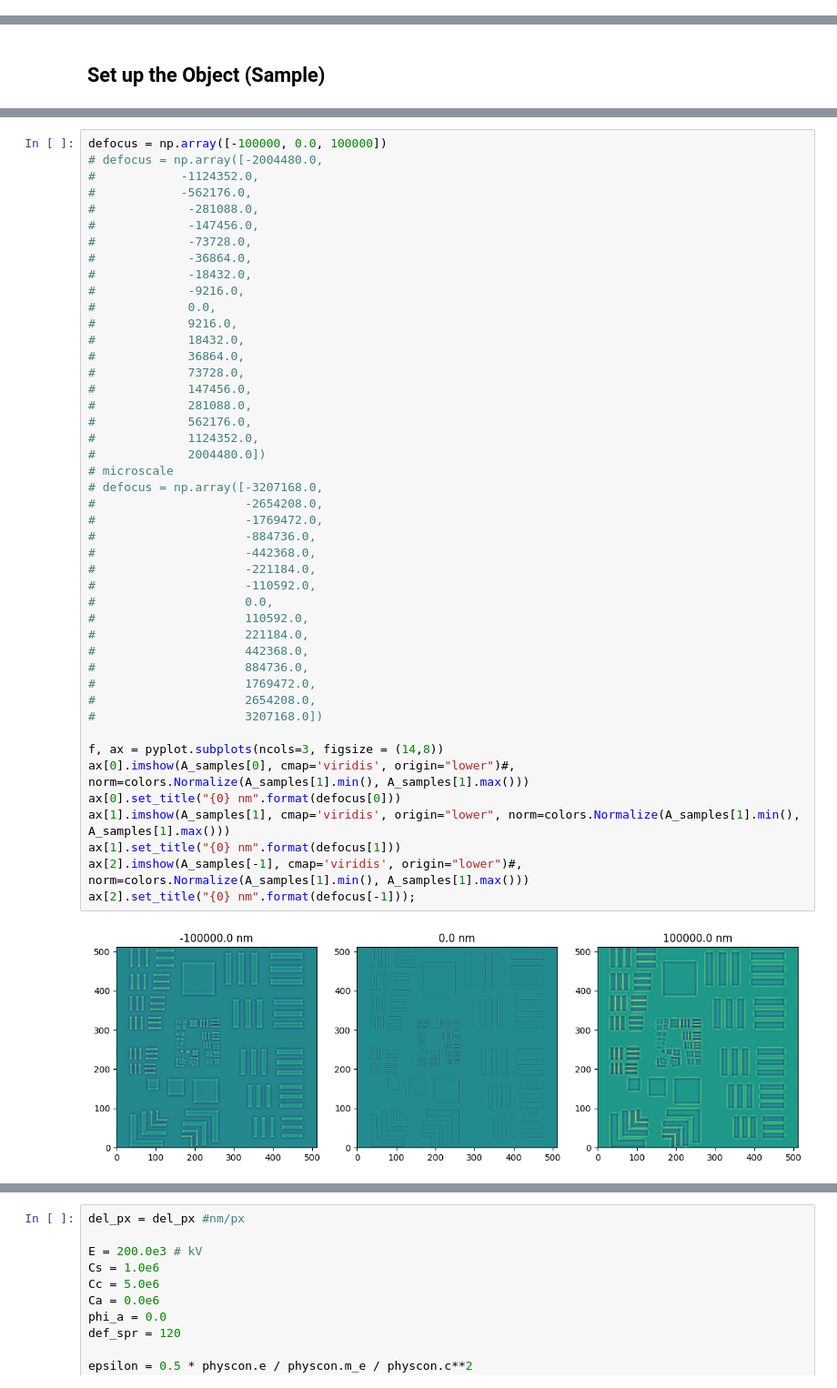
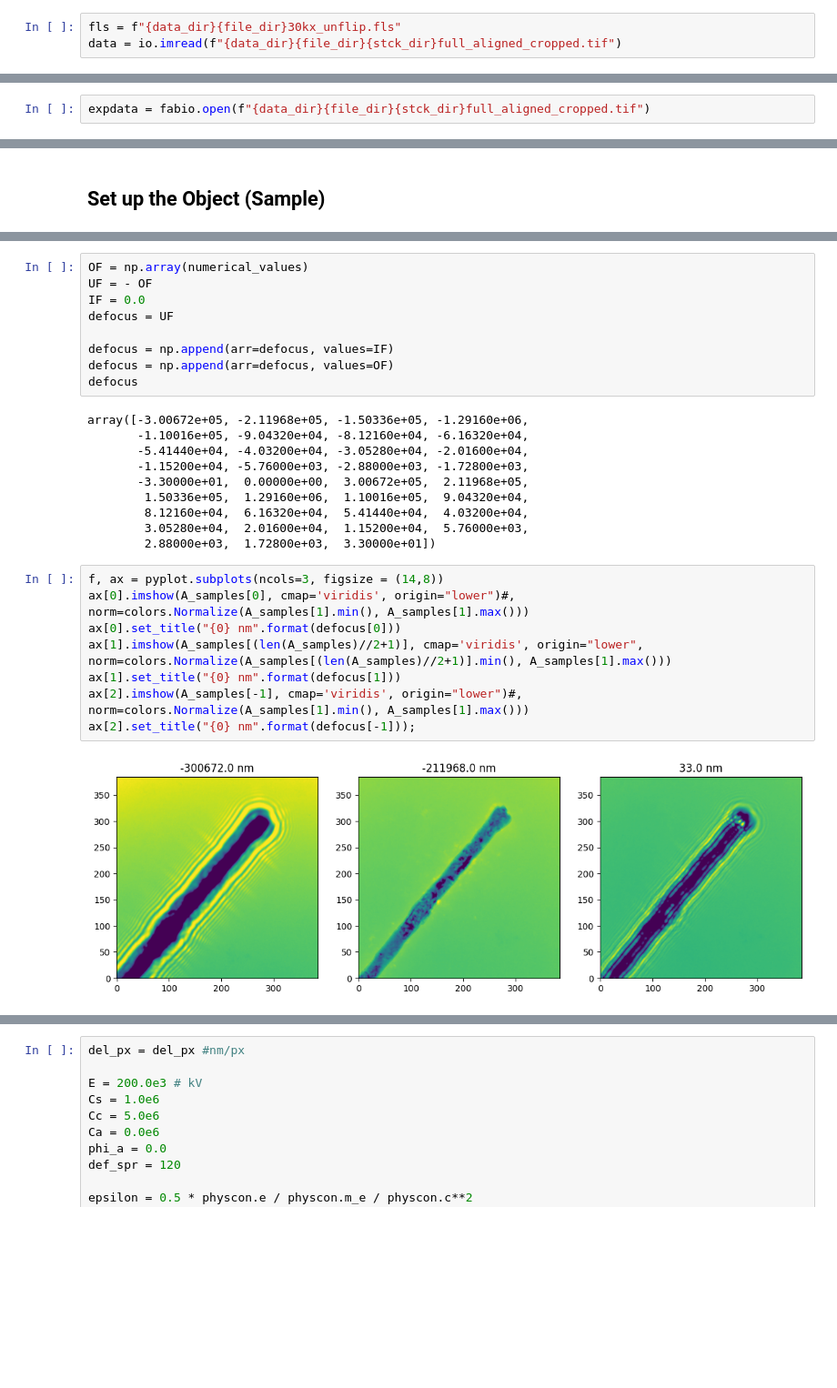
Before and after one commit to KaynaL-MT/AD_LTEM, a Jupyter notebook: KaynaL-MT/RMAD_NiFe_Nanowire2.ipynb, the cells around one changed output, grey strips where cells are left out. Shown at 91% size. Drawn from its saved outputs; the diff is of its cells as text; blank space fills up the shorter version.

```diff
--- a/KaynaL-MT/RMAD_NiFe_Nanowire2.ipynb
+++ b/KaynaL-MT/RMAD_NiFe_Nanowire2.ipynb
@@ -32,0 +40,3 @@ device = 'cuda' if torch.cuda.is_available() else 'cpu'
+# %%
+fls = f"{data_dir}{file_dir}30kx_unflip.fls"
+data = io.imread(f"{data_dir}{file_dir}{stck_dir}full_aligned_cropped.tif")
@@ -45,0 +72,2 @@ expdata = fabio.open("../../../Lorentz_Copies/Mumax_LTEM_SIM/2023_07_07/LTEM_sim
+# %%
+expdata = fabio.open(f"{data_dir}{file_dir}{stck_dir}full_aligned_cropped.tif")
@@ -88,50 +136,32 @@ A_samples is of shape: (3, 512, 512)
+# %%
+OF = np.array(numerical_values)
+UF = - OF
+IF = 0.0
+defocus = UF
+
+defocus = np.append(arr=defocus, values=IF)
+defocus = np.append(arr=defocus, values=OF)
+defocus
+# %% [output]
+array([-3.00672e+05, -2.11968e+05, -1.50336e+05, -1.29160e+06,
+       -1.10016e+05, -9.04320e+04, -8.12160e+04, -6.16320e+04,
+       -5.41440e+04, -4.03200e+04, -3.05280e+04, -2.01600e+04,
+       -1.15200e+04, -5.76000e+03, -2.88000e+03, -1.72800e+03,
+       -3.30000e+01,  0.00000e+00,  3.00672e+05,  2.11968e+05,
+        1.50336e+05,  1.29160e+06,  1.10016e+05,  9.04320e+04,
+        8.12160e+04,  6.16320e+04,  5.41440e+04,  4.03200e+04,
+        3.05280e+04,  2.01600e+04,  1.15200e+04,  5.76000e+03,
+        2.88000e+03,  1.72800e+03,  3.30000e+01])
 # %%
-defocus = np.array([-100000, 0.0, 100000])
-# defocus = np.array([-2004480.0,
-#            -1124352.0,
-#            -562176.0,
-#             -281088.0,
-#             -147456.0,
-#             -73728.0,
-#             -36864.0,
-#             -18432.0,
-#             -9216.0,
-#             0.0,
-#             9216.0,
-#             18432.0,
-#             36864.0,
-#             73728.0,
-#             147456.0,
-#             281088.0,
-#             562176.0,
-#             1124352.0,
-#             2004480.0])
-# microscale
-# defocus = np.array([-3207168.0,
-#                     -2654208.0,
-#                     -1769472.0,
-#                     -884736.0,
-#                     -442368.0,
-#                     -221184.0,
-#                     -110592.0,
-#                     0.0,
-#                     110592.0,
-#                     221184.0,
-#                     442368.0,
-#                     884736.0,
-#                     1769472.0,
-#                     2654208.0,
-#                     3207168.0])
-
 f, ax = pyplot.subplots(ncols=3, figsize = (14,8))
 ax[0].imshow(A_samples[0], cmap='viridis', origin="lower")#, norm=colors.Normalize(A_samples[1].min(), A_samples[1].max()))
 ax[0].set_title("{0} nm".format(defocus[0]))
-ax[1].imshow(A_samples[1], cmap='viridis', origin="lower", norm=colors.Normalize(A_samples[1].min(), A_samples[1].max()))
+ax[1].imshow(A_samples[(len(A_samples)//2+1)], cmap='viridis', origin="lower", norm=colors.Normalize(A_samples[(len(A_samples)//2+1)].min(), A_samples[1].max()))
 ax[1].set_title("{0} nm".format(defocus[1]))
 ax[2].imshow(A_samples[-1], cmap='viridis', origin="lower")#, norm=colors.Normalize(A_samples[1].min(), A_samples[1].max()))
 ax[2].set_title("{0} nm".format(defocus[-1]));
 # %% [output]
-[figure, old version]
+[figure, new version]
 # %%
 # rewriting the microscope transfer function with tensorflow
 import scipy.constants as physcon
```
Also changed, not shown: parts of 10 cells of this notebook, 3 other files.
